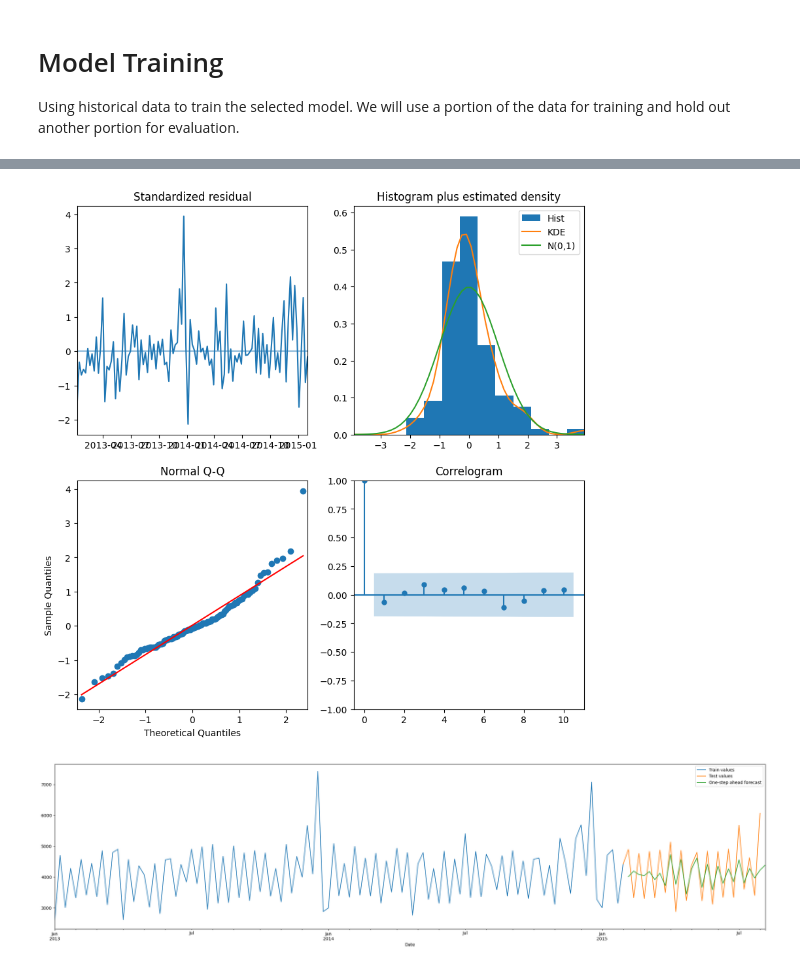
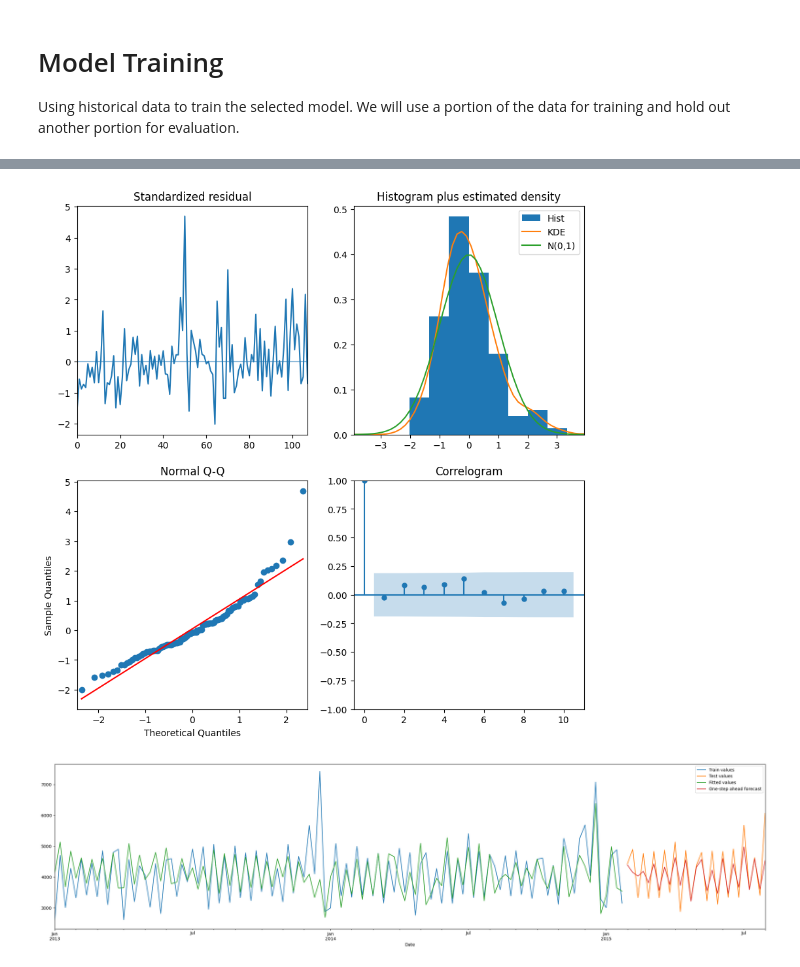
Before and after one commit to TheCamilovisk/RossmannSalesForecasting, a Jupyter notebook: ARIMA_model.ipynb, the cells around one changed output, grey strips where cells are left out. Drawn from its saved outputs; the diff is of its cells as text; code cells hidden in the pictures.

```diff
--- a/ARIMA_model.ipynb
+++ b/ARIMA_model.ipynb
@@ -263,9 +265,9 @@ sarimax_dataset.plot(kind="line", figsize=(30, 7));
 # %%
-data_len = len(sarimax_dataset.index)
+data_len = len(sample_store_data.index)
 test_len = int(data_len * 0.2)
 
-train_df = sarimax_dataset.iloc[:-test_len+1]
-test_df = sarimax_dataset.iloc[-test_len:]
+train_df = sample_store_data.iloc[:-test_len]
+test_df = sample_store_data.iloc[-test_len:]
 
 display(train_df)
 display(test_df)
@@ -315,14 +317,17 @@ plt.show()
 # Model Training
 
 Using historical data to train the selected model. We will use a portion of the data for training and hold out another portion for evaluation.
+# %%
+scaler = MinMaxScaler()
+sales = scaler.fit_transform(train_df.to_frame())
 # %%
 auto_arima_results = auto_arima(
-    train_df,
+    sales,
     start_p=0,
     start_q=0,
     d=0,
     max_p=2,
-    max_q=2,
+    max_q=3,
     max_d=2,
     start_P=1,
     start_Q=1,
@@ -333,6 +338,7 @@ auto_arima_results = auto_arima(
     max_order=5,
     m=52,
     seasonal=True,
+    exogenous=train_df.index.isocalendar().week,
     trace=True,
     error_action="ignore",
     suppress_warnings=True,
@@ -379,19 +385,25 @@ SARIMAX Results
 Warnings:
 [1] Covariance matrix calculated using the outer product of gradients (complex-step).
 # %%
-auto_arima_results = auto_arima_results.fit(train_df)
+auto_arima_results = auto_arima_results.fit(sales)
 
 auto_arima_results.plot_diagnostics(figsize=(10, 10))
 plt.show()
 # %% [output]
-[figure, old version]
+[figure, new version]
 # %%
-train_preds = auto_arima_results.predict(n_periods=len(test_df))
+train_preds = auto_arima_results.fittedvalues()
+train_preds = pd.Series(scaler.inverse_transform(train_preds[np.newaxis, :])[0]).to_frame("Fitted values")
+train_preds = train_preds.set_index(train_df.index)
+test_preds = auto_arima_results.predict(n_periods=len(test_df))
+test_preds = pd.Series(scaler.inverse_transform(test_preds[np.newaxis, :])[0]).to_frame("One-step ahead forecast")
+test_preds = test_preds.set_index(test_df.index)
 
 ax = train_df.plot(label="Train values", kind="line", figsize=(30, 7))
 test_df.plot(label="Test values", kind="line", ax=ax)
-train_preds.plot(label="One-step ahead forecast", kind="line", ax=ax)
+train_preds.plot(label="Fitted values", kind="line", ax=ax)
+test_preds.plot(label="One-step ahead forecast", kind="line", ax=ax)
 
 plt.legend();
 # %% [output]
-[figure, old version]
+[figure, new version]
```
Also changed, not shown: parts of 26 cells of this notebook.
